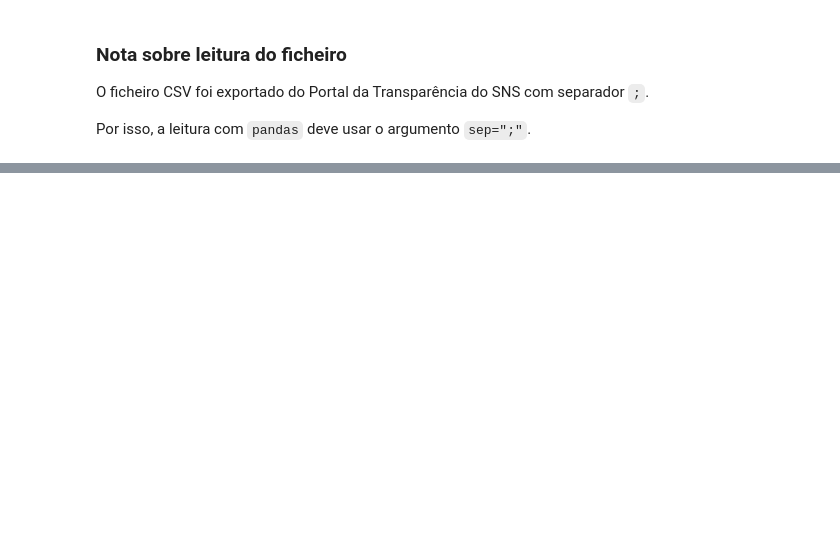
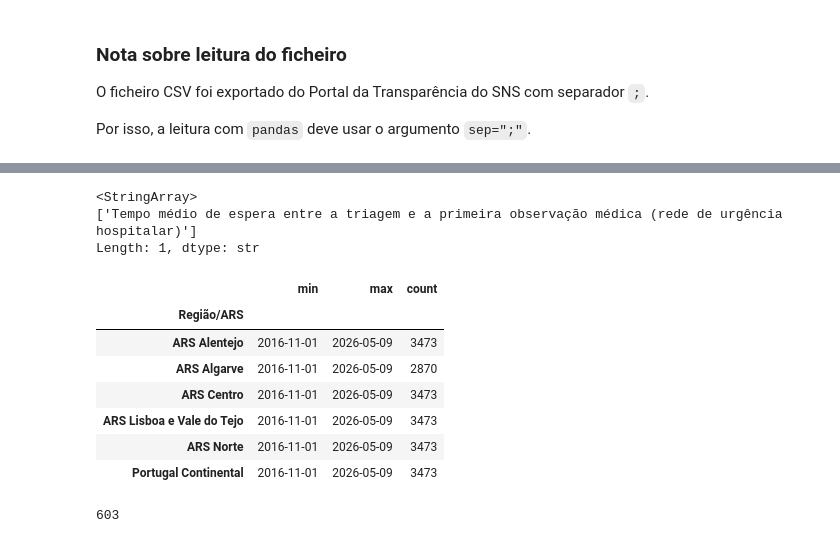
Before and after one commit to ivomargarido/ed-crowding-sns-portugal, a Jupyter notebook: notebooks/01_eda_monitorizacao_urgencias_sns.ipynb, the cells around one changed output, grey strips where cells are left out. Saved outputs shown, nothing was run; the diff lists cells and outputs as text; code cells hidden in the pictures; blank space fills up the shorter version.

Commit message:
Add initial data quality checks

```diff
--- a/notebooks/01_eda_monitorizacao_urgencias_sns.ipynb
+++ b/notebooks/01_eda_monitorizacao_urgencias_sns.ipynb
@@ -75,0 +176,35 @@ Por isso, a leitura com `pandas` deve usar o argumento `sep=";"`.
+# %%
+df_quality = df_main.copy()
+
+df_quality["Período"] = pd.to_datetime(df_quality["Período"])
+# %%
+indicador_espera = "Tempo médio de espera"
+
+df_espera = df_quality[df_quality["Indicador"].str.contains(indicador_espera, case=False, na=False)].copy()
+
+df_espera["Indicador"].unique()
+# %% [output]
+<StringArray>
+['Tempo médio de espera entre a triagem e a primeira observação médica (rede de urgência hospitalar)']
+Length: 1, dtype: str
+# %%
+df_espera.groupby("Região/ARS")["Período"].agg(['min', 'max', "count"])
+# %% [output]
+|  | min | max | count |
+| Região/ARS |  |  |  |
+| ARS Alentejo | 2016-11-01 | 2026-05-09 | 3473 |
+| ARS Algarve | 2016-11-01 | 2026-05-09 | 2870 |
+| ARS Centro | 2016-11-01 | 2026-05-09 | 3473 |
+| ARS Lisboa e Vale do Tejo | 2016-11-01 | 2026-05-09 | 3473 |
+| ARS Norte | 2016-11-01 | 2026-05-09 | 3473 |
+| Portugal Continental | 2016-11-01 | 2026-05-09 | 3473 |
+# %%
+datas_todas_regiões = set(df_espera["Período"].unique())
+
+datas_alg = set(df_espera.loc[df_espera["Região/ARS"] == "ARS Algarve", "Período"].unique())
+
+datas_em_falta_alg = sorted(datas_todas_regiões - datas_alg)
+
+len(datas_em_falta_alg)
+# %% [output]
+603
```
Also changed, not shown: parts of 14 cells of this notebook.
